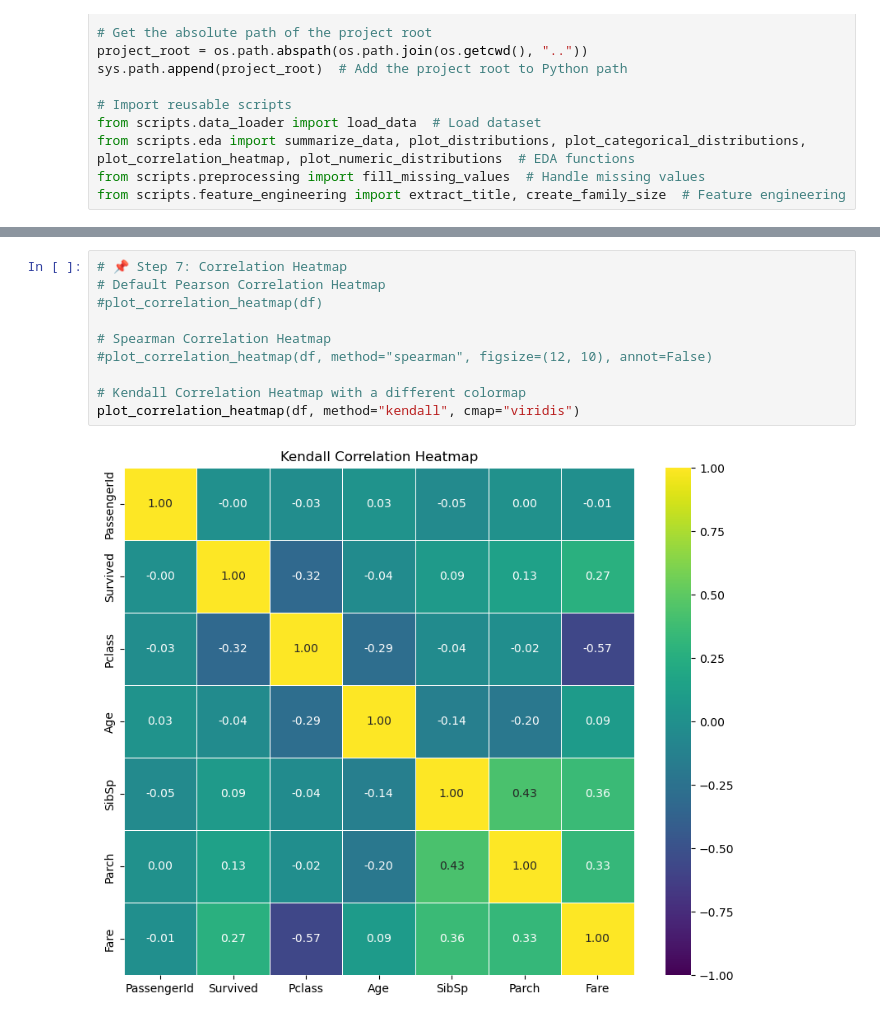
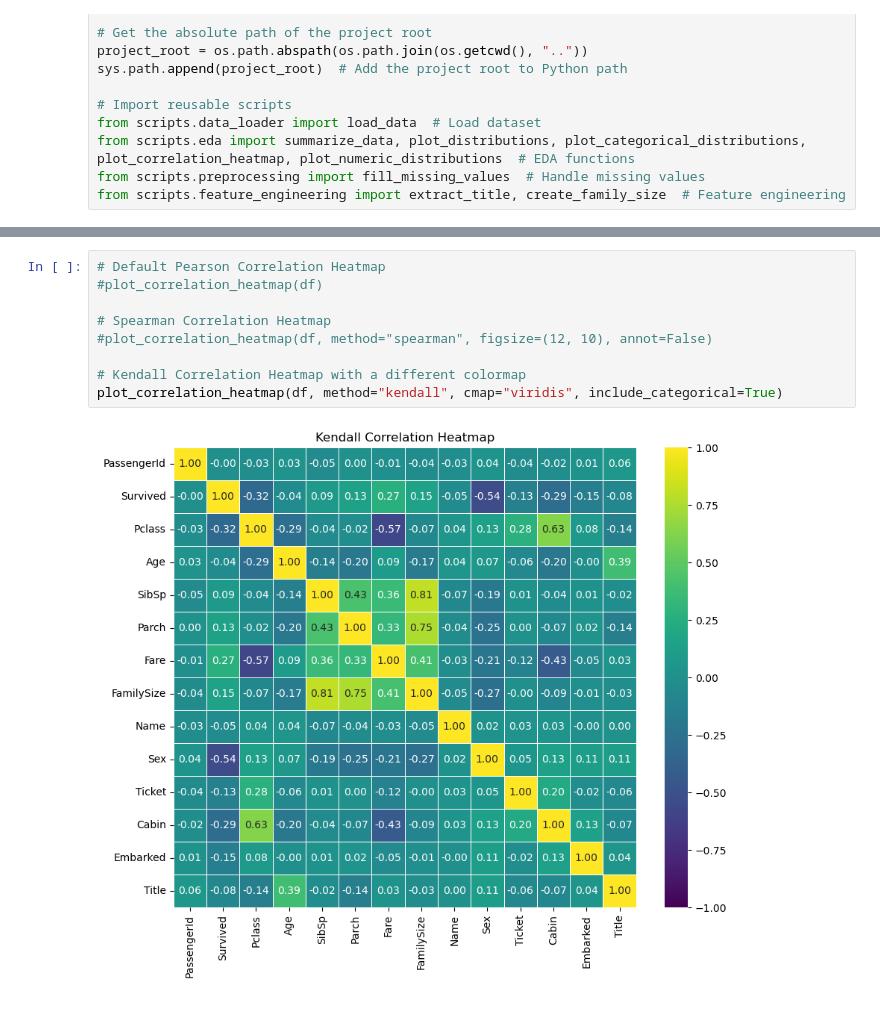
Before and after one commit to ilanrosc/titanic-kaggle-competition, a Jupyter notebook: notebooks/1_EDA.ipynb, the cells around one changed output, grey strips where cells are left out. Drawn from its saved outputs; the diff is of its cells as text.

```diff
--- a/notebooks/1_EDA.ipynb
+++ b/notebooks/1_EDA.ipynb
@@ -97,12 +101,11 @@ plot_categorical_distributions(df, selected_columns=["Sex", "Embarked", "Title",
 # %%
-# 📌 Step 7: Correlation Heatmap
 # Default Pearson Correlation Heatmap
 #plot_correlation_heatmap(df)
 
 # Spearman Correlation Heatmap
 #plot_correlation_heatmap(df, method="spearman", figsize=(12, 10), annot=False)
 
 # Kendall Correlation Heatmap with a different colormap
-plot_correlation_heatmap(df, method="kendall", cmap="viridis")
+plot_correlation_heatmap(df, method="kendall", cmap="viridis", include_categorical=True)
 # %% [output]
-[figure, old version]
+[figure, new version]
```
Also changed, not shown: parts of 17 cells of this notebook, 1 other file.
